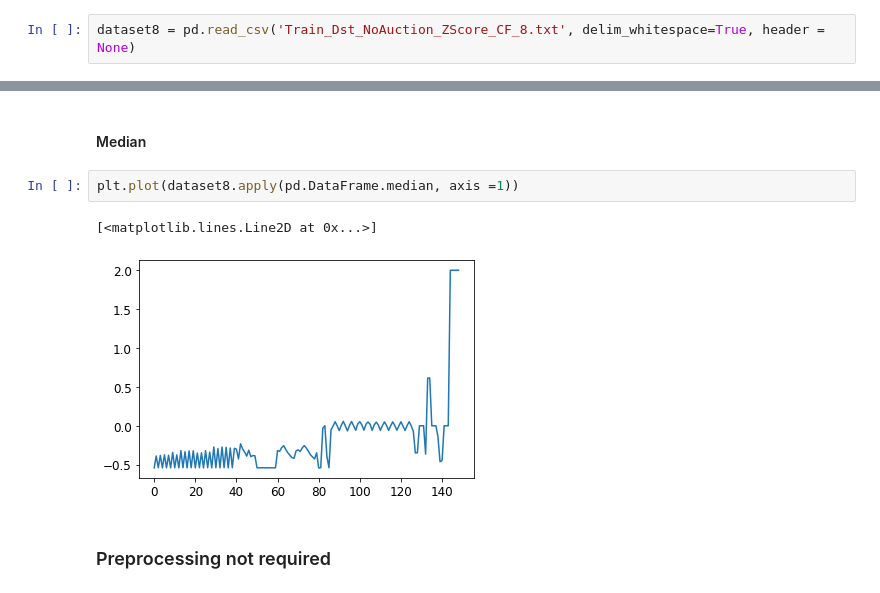
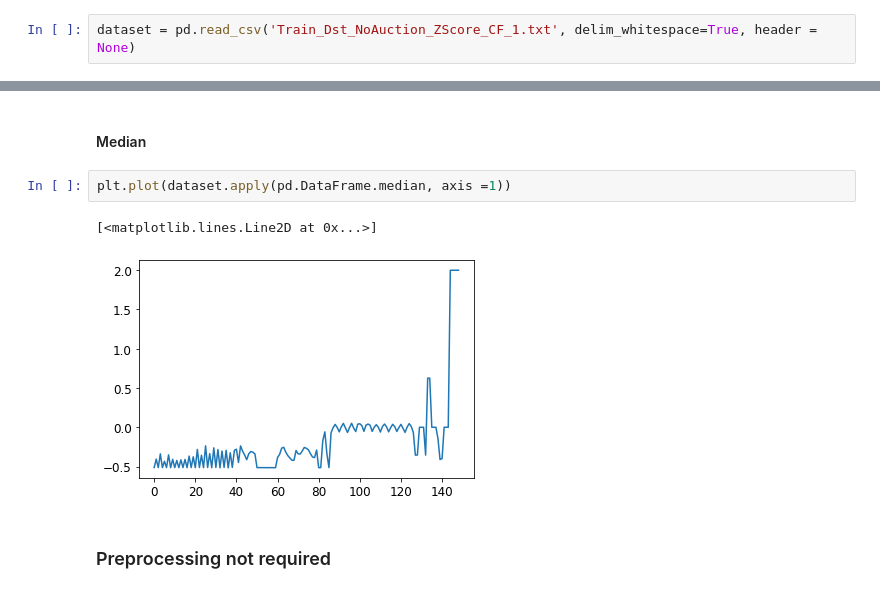
Before and after one commit to Joukahainen/ClosePP, a Jupyter notebook: LoadBenchmarkDataset.ipynb, the cells around one changed output, grey strips where cells are left out. Saved outputs shown, nothing was run; the diff lists cells and outputs as text.

```diff
--- a/LoadBenchmarkDataset.ipynb
+++ b/LoadBenchmarkDataset.ipynb
@@ -42,2 +44,2 @@ Train_Dst_NoAuction_ZScore_CF_5.txt
 # %%
-dataset8 = pd.read_csv('Train_Dst_NoAuction_ZScore_CF_8.txt', delim_whitespace=True, header = None)
+dataset = pd.read_csv('Train_Dst_NoAuction_ZScore_CF_1.txt', delim_whitespace=True, header = None)
@@ -92,10 +87,10 @@ plt.plot(dataset8.apply(pd.DataFrame.mean, axis = 1))
 # %% [markdown]
 #### Median
 # %%
-plt.plot(dataset8.apply(pd.DataFrame.median, axis =1))
+plt.plot(dataset.apply(pd.DataFrame.median, axis =1))
 # %% [output]
 [<matplotlib.lines.Line2D at 0x...>]
-[figure, old version]
+[figure, new version]
 # %% [markdown]
 ### Preprocessing not required
 # %% [markdown]
```
Also changed, not shown: parts of 31 cells of this notebook, 1 other file.
